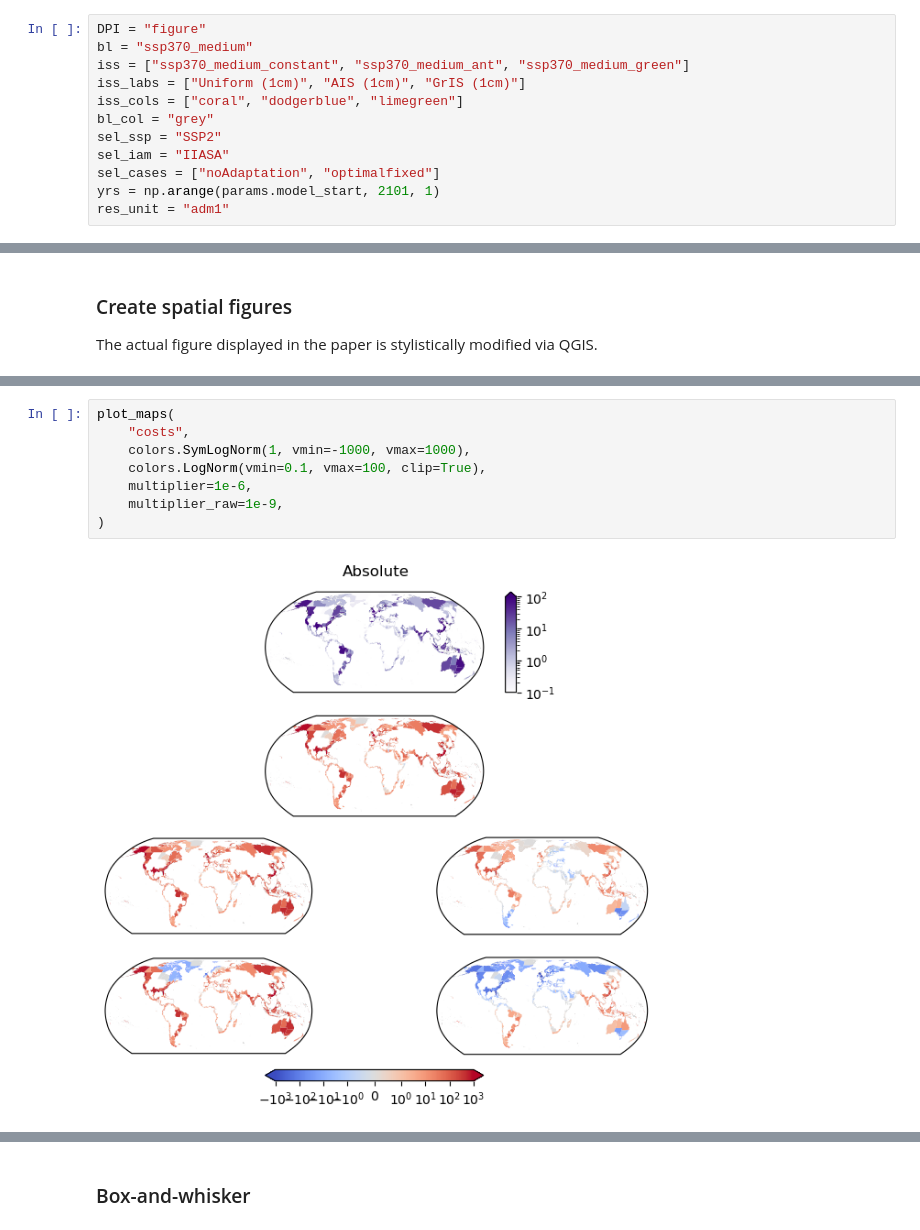
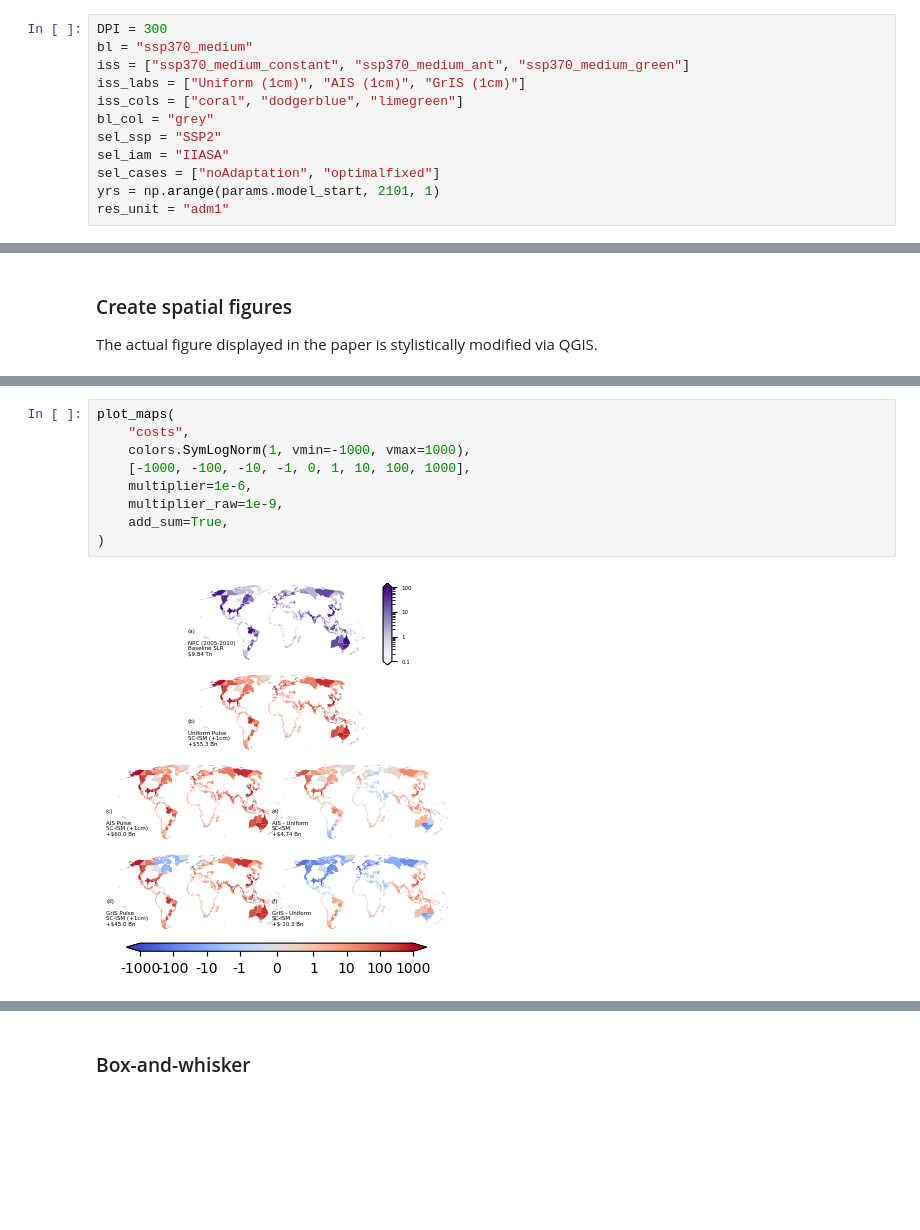
Before and after one commit to bolliger32/ice-sheet-impacts, a Jupyter notebook: code/5-generate-manuscript-content.ipynb, the cells around one changed output, grey strips where cells are left out. Saved outputs shown, nothing was run; the diff lists cells and outputs as text; blank space fills up the shorter version.

```diff
--- a/code/5-generate-manuscript-content.ipynb
+++ b/code/5-generate-manuscript-content.ipynb
@@ -24,7 +25,7 @@ from pyCIAM.io import prep_sliiders
 # %%
 params = pd.read_json(shared.PATH_PARAMS)["values"]
 # %%
-DPI = "figure"
+DPI = 300
 bl = "ssp370_medium"
 iss = ["ssp370_medium_constant", "ssp370_medium_ant", "ssp370_medium_green"]
 iss_labs = ["Uniform (1cm)", "AIS (1cm)", "GrIS (1cm)"]
@@ -434,10 +472,11 @@ plot_maps(
 # %%
 plot_maps(
     "costs",
     colors.SymLogNorm(1, vmin=-1000, vmax=1000),
-    colors.LogNorm(vmin=0.1, vmax=100, clip=True),
+    [-1000, -100, -10, -1, 0, 1, 10, 100, 1000],
     multiplier=1e-6,
     multiplier_raw=1e-9,
+    add_sum=True,
 )
 # %% [output]
-[figure, old version]
+[figure, new version]
```
Also changed, not shown: parts of 14 cells of this notebook, 2 other files.
